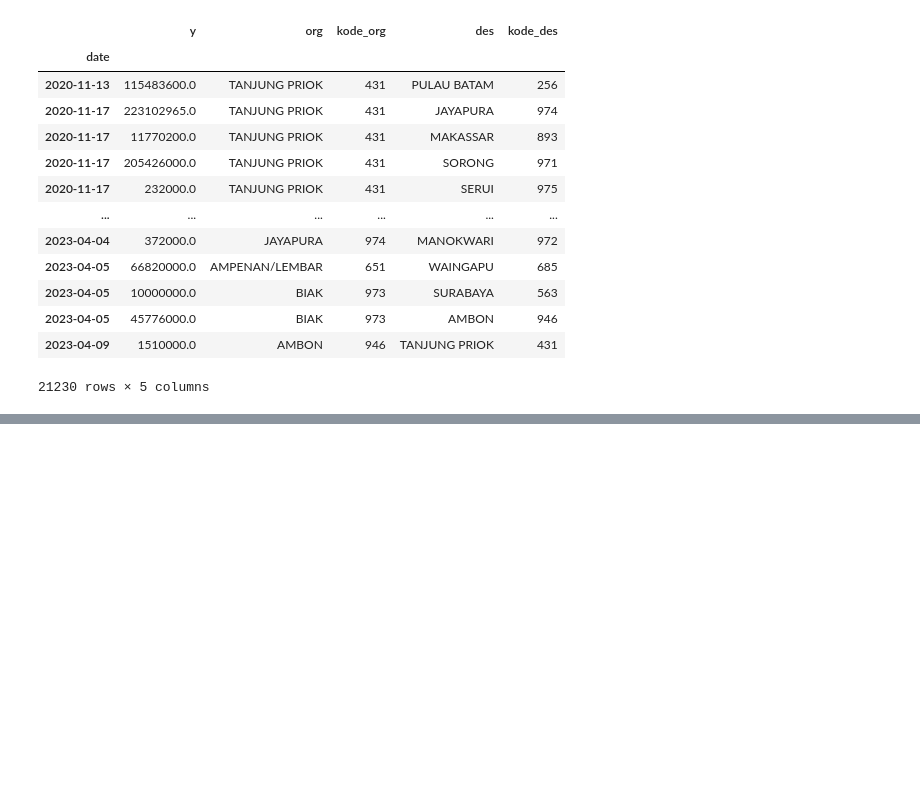
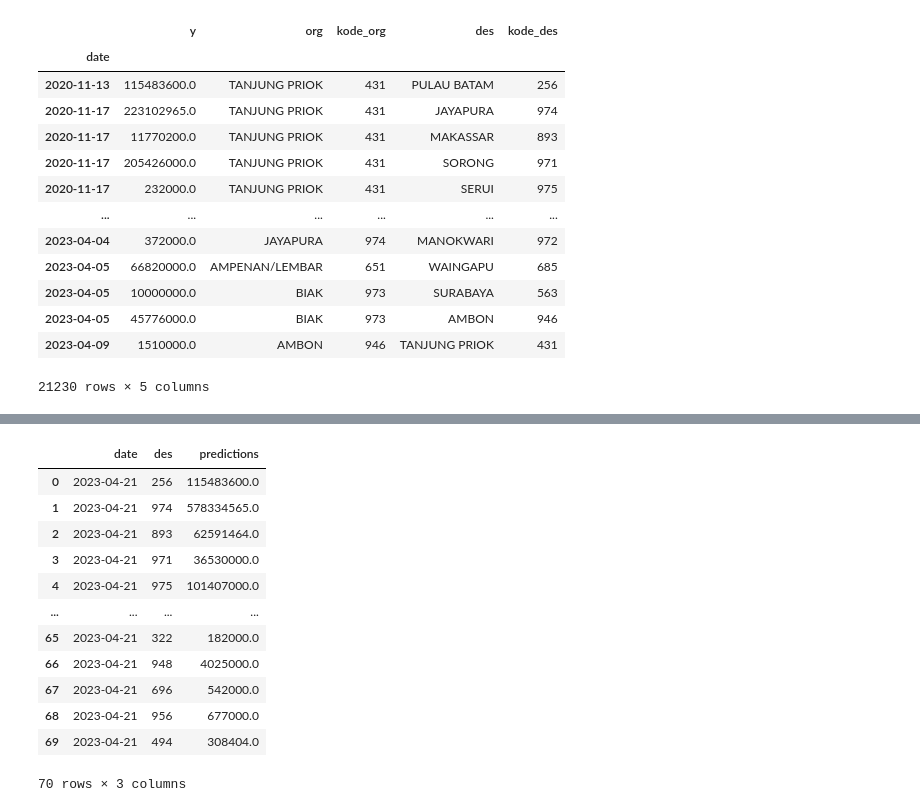
Before and after one commit to JstKhalid/Revenue-Regression, a Jupyter notebook: Prediksi Revenue dengan Invers Scaler.ipynb, the cells around one changed output, grey strips where cells are left out. Drawn from its saved outputs; the diff is of its cells as text; code cells hidden in the pictures; blank space fills up the shorter version.

```diff
--- a/Prediksi Revenue dengan Invers Scaler.ipynb
+++ b/Prediksi Revenue dengan Invers Scaler.ipynb
@@ -634,0 +532,17 @@ for row in distinct_route.values:
+# %%
+revenue_OD = pd.DataFrame(pred_results,columns=['date','des','predictions'])
+revenue_OD
+# %% [output]
+|  | date | des | predictions |
+| 0 | 2023-04-21 | 256 | 115483600.0 |
+| 1 | 2023-04-21 | 974 | 578334565.0 |
+| 2 | 2023-04-21 | 893 | 62591464.0 |
+| 3 | 2023-04-21 | 971 | 36530000.0 |
+| 4 | 2023-04-21 | 975 | 101407000.0 |
+| ... | ... | ... | ... |
+| 65 | 2023-04-21 | 322 | 182000.0 |
+| 66 | 2023-04-21 | 948 | 4025000.0 |
+| 67 | 2023-04-21 | 696 | 542000.0 |
+| 68 | 2023-04-21 | 956 | 677000.0 |
+| 69 | 2023-04-21 | 494 | 308404.0 |
+70 rows × 3 columns
```
Also changed, not shown: parts of 5 cells of this notebook.
